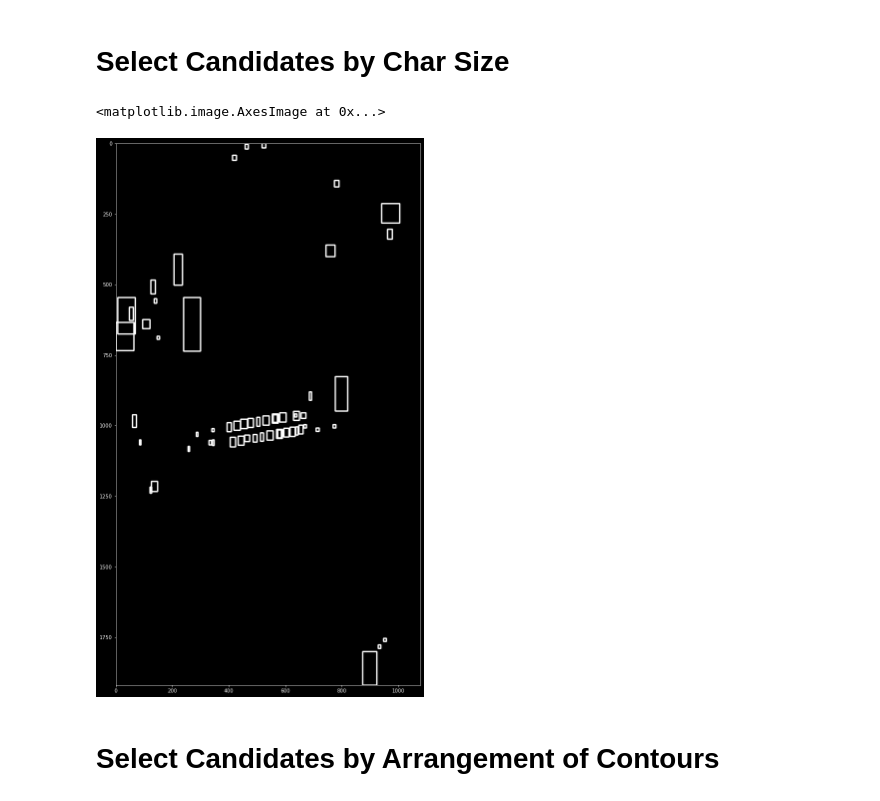
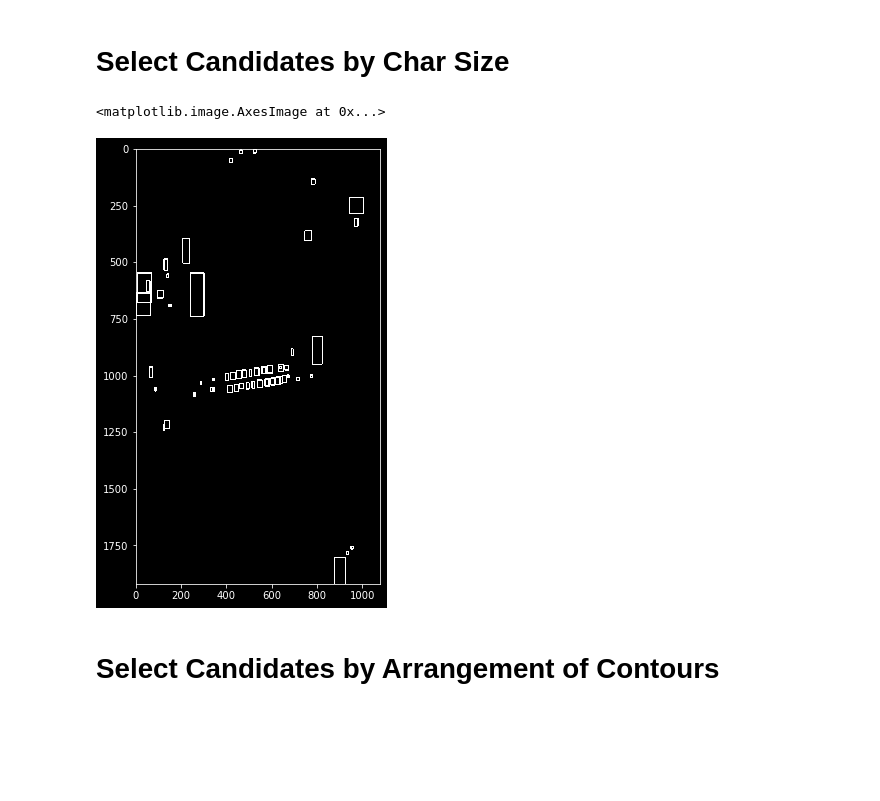
Before and after one commit to MinSoo97/joljak, a Jupyter notebook: Expirationdate_test.ipynb, the cells around one changed output. Cells and saved outputs as stored; diff of their text form; code cells hidden in the pictures; blank space fills up the shorter version.

```diff
--- a/Expirationdate_test.ipynb
+++ b/Expirationdate_test.ipynb
@@ -113,34 +113,34 @@ plt.imshow(temp_result, cmap='gray')
 # %%
 MIN_AREA = 80
 MIN_WIDTH, MIN_HEIGHT = 2,8
 MIN_RATIO, MAX_RATIO = 0.25,1.0
 
 possible_contours = []
 
 cnt = 0
 for d in contours_dict:
     area = d['w'] * d['h']
     ratio = d['w'] / d['h']
 
     if area > MIN_AREA \
     and d['w'] > MIN_WIDTH and d['h'] > MIN_HEIGHT \
     and MIN_RATIO < ratio < MAX_RATIO:
         d['idx'] = cnt
         cnt += 1
         possible_contours.append(d)
 
 # visualize possible contours
 temp_result = np.zeros((height, width, channel), dtype=np.uint8)
 
 for d in possible_contours:
 #     cv2.drawContours(temp_result, d['contour'], -1, (255, 255, 255))
     cv2.rectangle(temp_result, pt1=(d['x'], d['y']), pt2=(d['x']+d['w'], d['y']+d['h']), color=(255, 255, 255), thickness=4)
 
-plt.figure(figsize=(18, 20))
+plt.figure(figsize=(10, 8))
 plt.imshow(temp_result, cmap='gray')
 # %% [output]
 <matplotlib.image.AxesImage at 0x...>
-[figure, old version]
+[figure, new version]
 # %% [markdown]
 # Select Candidates by Arrangement of Contours
 # %%
```
Also changed, not shown: parts of 9 cells of this notebook, 2 other files.
